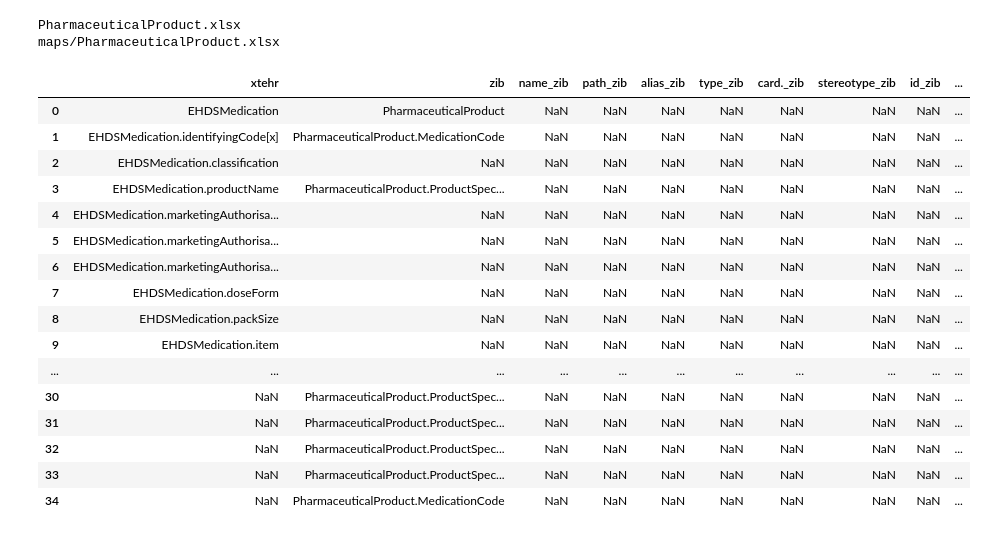
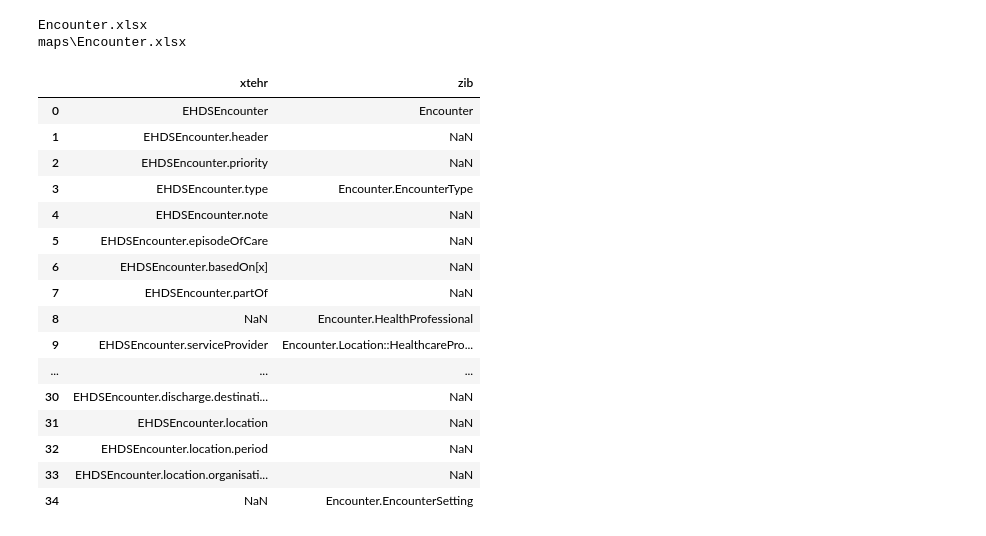
Before and after one commit to Nictiz/eu-nl-compared, a Jupyter notebook: mapping.ipynb, the cells around one changed output. Cells and saved outputs as stored; diff of their text form; code cells hidden in the pictures.

```diff
--- a/mapping.ipynb
+++ b/mapping.ipynb
@@ -109,32 +145,32 @@ maps = os.listdir(mapbase)
 # %%
-file = maps[1]
+file = maps[8]
 print(file)
 mappath = os.path.join(mapbase, file)
 print(mappath)
 mapdf = pd.read_excel(mappath)
 # Normalize + strip (for non-breaking spaces, Unicode issues)
 mapdf[['zib','xtehr']] = mapdf[['zib','xtehr']].map(
     lambda x: ud.normalize("NFKC", str(x)).replace("\xa0", " ").strip() if pd.notna(x) else x
 )
 mapdf
 # %% [output]
-PharmaceuticalProduct.xlsx
-maps/PharmaceuticalProduct.xlsx
+Encounter.xlsx
+maps\Encounter.xlsx
-|  | xtehr | zib | name_zib | path_zib | alias_zib | type_zib | card._zib | stereotype_zib | id_zib | ... |
-| 0 | EHDSMedication | PharmaceuticalProduct | NaN | NaN | NaN | NaN | NaN | NaN | NaN | ... |
-| 1 | EHDSMedication.identifyingCode[x] | PharmaceuticalProduct.MedicationCode | NaN | NaN | NaN | NaN | NaN | NaN | NaN | ... |
-| 2 | EHDSMedication.classification | NaN | NaN | NaN | NaN | NaN | NaN | NaN | NaN | ... |
-| 3 | EHDSMedication.productName | PharmaceuticalProduct.ProductSpec... | NaN | NaN | NaN | NaN | NaN | NaN | NaN | ... |
-| 4 | EHDSMedication.marketingAuthorisa... | NaN | NaN | NaN | NaN | NaN | NaN | NaN | NaN | ... |
-| 5 | EHDSMedication.marketingAuthorisa... | NaN | NaN | NaN | NaN | NaN | NaN | NaN | NaN | ... |
-| 6 | EHDSMedication.marketingAuthorisa... | NaN | NaN | NaN | NaN | NaN | NaN | NaN | NaN | ... |
-| 7 | EHDSMedication.doseForm | NaN | NaN | NaN | NaN | NaN | NaN | NaN | NaN | ... |
-| 8 | EHDSMedication.packSize | NaN | NaN | NaN | NaN | NaN | NaN | NaN | NaN | ... |
-| 9 | EHDSMedication.item | NaN | NaN | NaN | NaN | NaN | NaN | NaN | NaN | ... |
-| ... | ... | ... | ... | ... | ... | ... | ... | ... | ... | ... |
-| 30 | NaN | PharmaceuticalProduct.ProductSpec... | NaN | NaN | NaN | NaN | NaN | NaN | NaN | ... |
-| 31 | NaN | PharmaceuticalProduct.ProductSpec... | NaN | NaN | NaN | NaN | NaN | NaN | NaN | ... |
-| 32 | NaN | PharmaceuticalProduct.ProductSpec... | NaN | NaN | NaN | NaN | NaN | NaN | NaN | ... |
-| 33 | NaN | PharmaceuticalProduct.ProductSpec... | NaN | NaN | NaN | NaN | NaN | NaN | NaN | ... |
-| 34 | NaN | PharmaceuticalProduct.MedicationCode | NaN | NaN | NaN | NaN | NaN | NaN | NaN | ... |
+|  | xtehr | zib |
+| 0 | EHDSEncounter | Encounter |
+| 1 | EHDSEncounter.header | NaN |
+| 2 | EHDSEncounter.priority | NaN |
+| 3 | EHDSEncounter.type | Encounter.EncounterType |
+| 4 | EHDSEncounter.note | NaN |
+| 5 | EHDSEncounter.episodeOfCare | NaN |
+| 6 | EHDSEncounter.basedOn[x] | NaN |
+| 7 | EHDSEncounter.partOf | NaN |
+| 8 | NaN | Encounter.HealthProfessional |
+| 9 | EHDSEncounter.serviceProvider | Encounter.Location::HealthcarePro... |
+| ... | ... | ... |
+| 30 | EHDSEncounter.discharge.destinati... | NaN |
+| 31 | EHDSEncounter.location | NaN |
+| 32 | EHDSEncounter.location.period | NaN |
+| 33 | EHDSEncounter.location.organisati... | NaN |
+| 34 | NaN | Encounter.EncounterSetting |
 # %%
```
Also changed, not shown: parts of 8 cells of this notebook, 2 other files.
